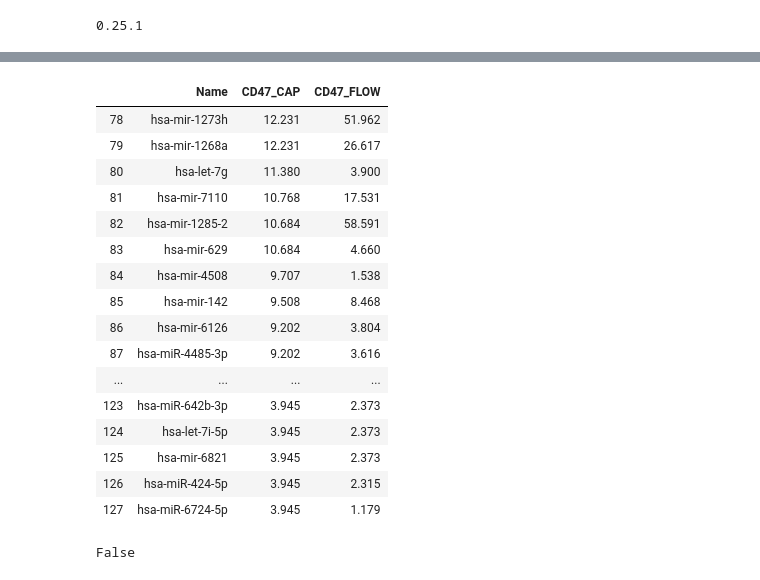
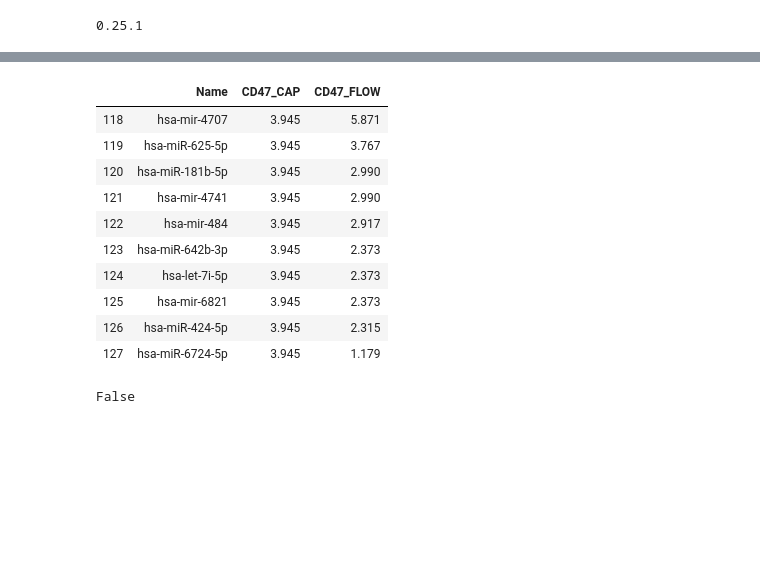
Before and after one commit to Pysk369/project_spring_2020, a Jupyter notebook: Pysk369_project.ipynb, the cells around one changed output, grey strips where cells are left out. Cells and saved outputs as stored; diff of their text form; code cells hidden in the pictures; blank space fills up the shorter version.

```diff
--- a/Pysk369_project.ipynb
+++ b/Pysk369_project.ipynb
@@ -248,20 +219,14 @@ df1.tail(50)
 | 126 | hsa-mir-892a | 0.181 | 0.181 |
 | 127 | hsa-miR-99a-5p | 0.181 | 0.181 |
 # %%
-df2.tail(50)
+df2.tail(10)
 # %% [output]
 |  | Name | CD47_CAP | CD47_FLOW |
-| 78 | hsa-mir-1273h | 12.231 | 51.962 |
-| 79 | hsa-mir-1268a | 12.231 | 26.617 |
-| 80 | hsa-let-7g | 11.380 | 3.900 |
-| 81 | hsa-mir-7110 | 10.768 | 17.531 |
-| 82 | hsa-mir-1285-2 | 10.684 | 58.591 |
-| 83 | hsa-mir-629 | 10.684 | 4.660 |
-| 84 | hsa-mir-4508 | 9.707 | 1.538 |
-| 85 | hsa-mir-142 | 9.508 | 8.468 |
-| 86 | hsa-mir-6126 | 9.202 | 3.804 |
-| 87 | hsa-miR-4485-3p | 9.202 | 3.616 |
-| ... | ... | ... | ... |
+| 118 | hsa-mir-4707 | 3.945 | 5.871 |
+| 119 | hsa-miR-625-5p | 3.945 | 3.767 |
+| 120 | hsa-miR-181b-5p | 3.945 | 2.990 |
+| 121 | hsa-mir-4741 | 3.945 | 2.990 |
+| 122 | hsa-mir-484 | 3.945 | 2.917 |
 | 123 | hsa-miR-642b-3p | 3.945 | 2.373 |
 | 124 | hsa-let-7i-5p | 3.945 | 2.373 |
 | 125 | hsa-mir-6821 | 3.945 | 2.373 |
```
Also changed, not shown: parts of 40 cells of this notebook.
